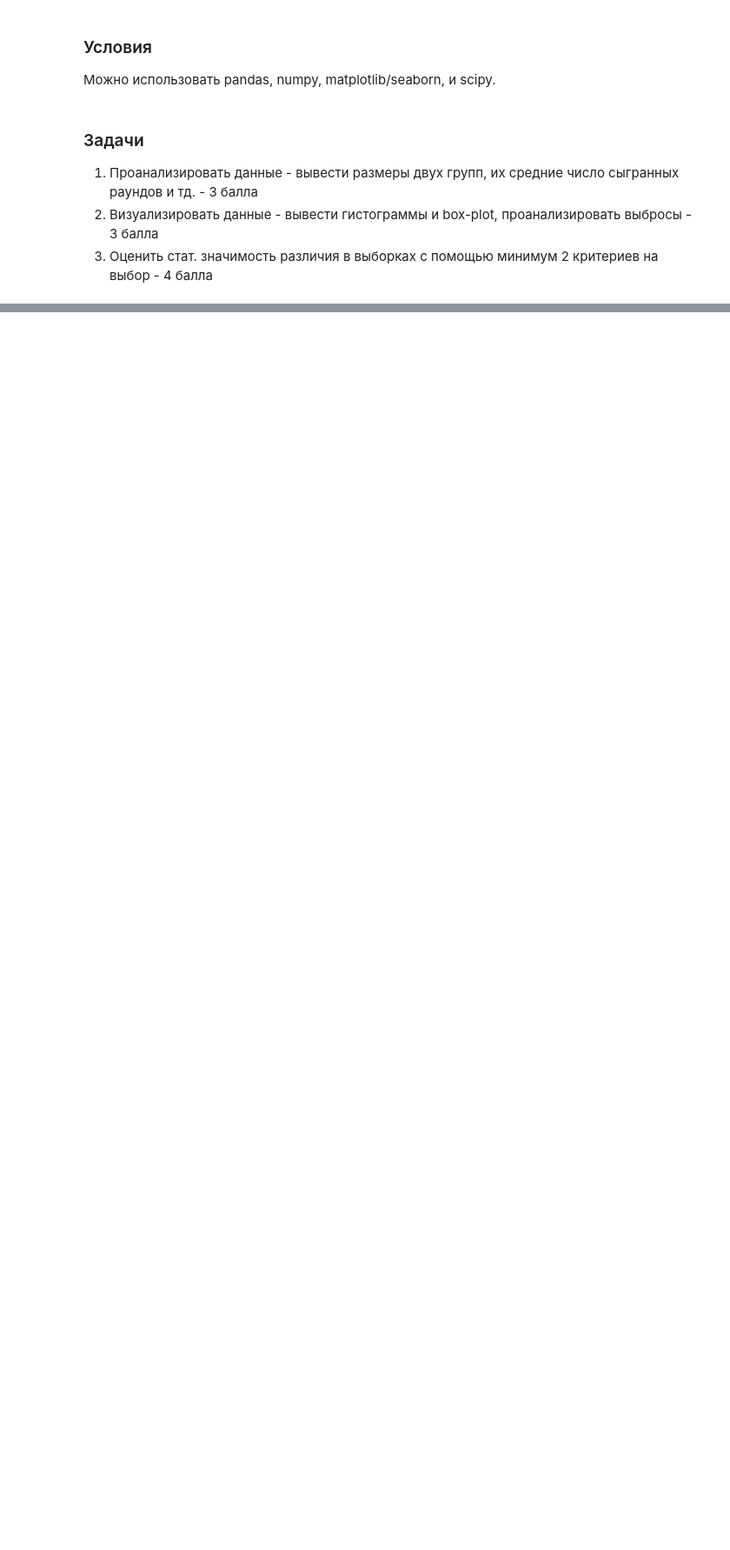
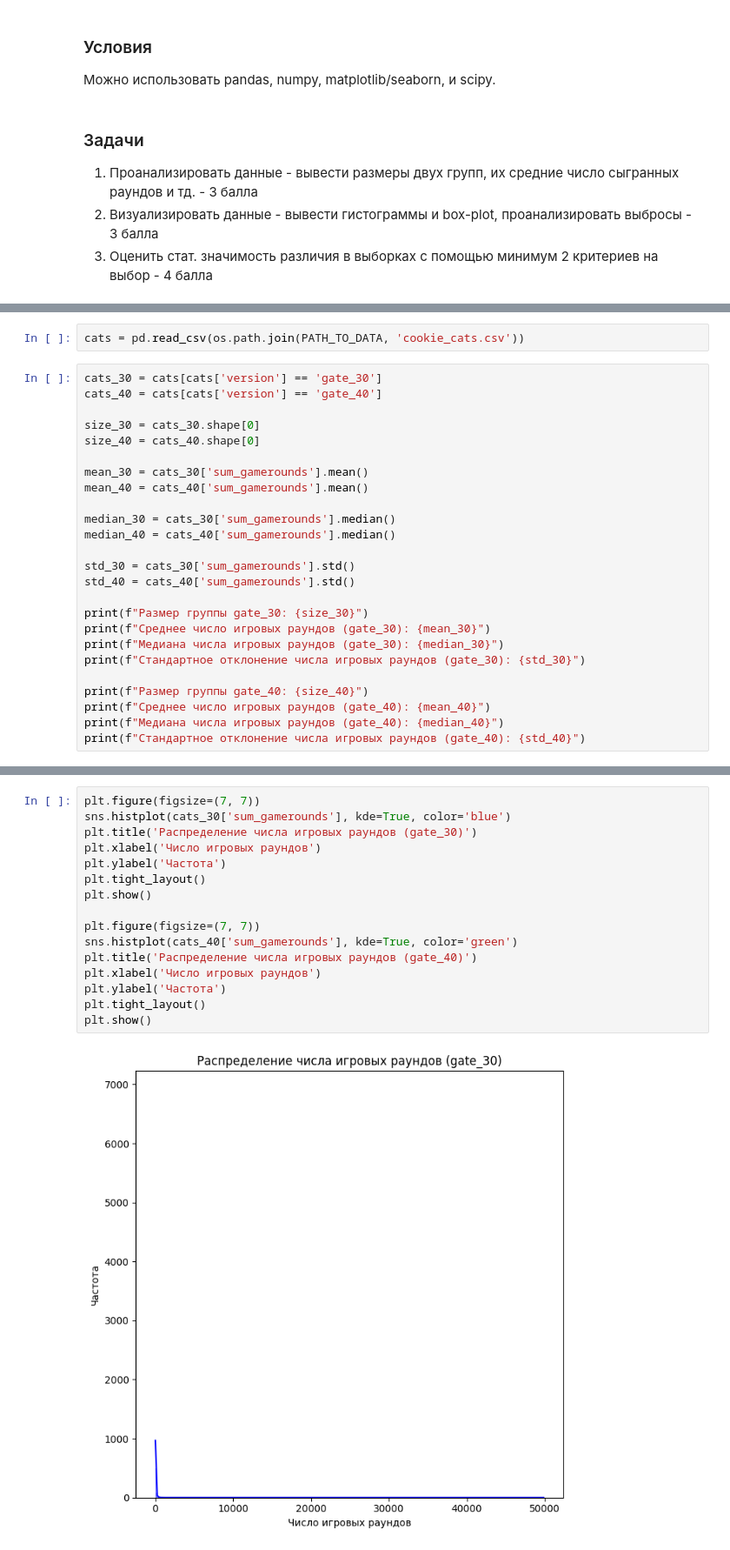
Before and after one commit to ex8ed/hwrks-DS, a Jupyter notebook: homework_01/homework_01_2.ipynb, the cells around one changed output, grey strips where cells are left out. Shown: that part at 87% size. Saved outputs shown, nothing was run; the diff lists cells and outputs as text; blank space fills up the shorter version.

```diff
--- a/homework_01/homework_01_2.ipynb
+++ b/homework_01/homework_01_2.ipynb
@@ -18,0 +27,27 @@ D Данной работе используется ыборка, собран
+# %%
+cats = pd.read_csv(os.path.join(PATH_TO_DATA, 'cookie_cats.csv'))
+# %%
+cats_30 = cats[cats['version'] == 'gate_30']
+cats_40 = cats[cats['version'] == 'gate_40']
+
+size_30 = cats_30.shape[0]
+size_40 = cats_40.shape[0]
+
+mean_30 = cats_30['sum_gamerounds'].mean()
+mean_40 = cats_40['sum_gamerounds'].mean()
+
+median_30 = cats_30['sum_gamerounds'].median()
+median_40 = cats_40['sum_gamerounds'].median()
+
+std_30 = cats_30['sum_gamerounds'].std()
+std_40 = cats_40['sum_gamerounds'].std()
+
+print(f"Размер группы gate_30: {size_30}")
+print(f"Среднее число игровых раундов (gate_30): {mean_30}")
+print(f"Медиана числа игровых раундов (gate_30): {median_30}")
+print(f"Стандартное отклонение числа игровых раундов (gate_30): {std_30}")
+
+print(f"Размер группы gate_40: {size_40}")
+print(f"Среднее число игровых раундов (gate_40): {mean_40}")
+print(f"Медиана числа игровых раундов (gate_40): {median_40}")
+print(f"Стандартное отклонение числа игровых раундов (gate_40): {std_40}")
@@ -18,0 +63,18 @@ D Данной работе используется ыборка, собран
+# %%
+plt.figure(figsize=(7, 7))
+sns.histplot(cats_30['sum_gamerounds'], kde=True, color='blue')
+plt.title('Распределение числа игровых раундов (gate_30)')
+plt.xlabel('Число игровых раундов')
+plt.ylabel('Частота')
+plt.tight_layout()
+plt.show()
+
+plt.figure(figsize=(7, 7))
+sns.histplot(cats_40['sum_gamerounds'], kde=True, color='green')
+plt.title('Распределение числа игровых раундов (gate_40)')
+plt.xlabel('Число игровых раундов')
+plt.ylabel('Частота')
+plt.tight_layout()
+plt.show()
+# %% [output]
+[figure, added]
```
Also changed, not shown: parts of 7 cells of this notebook.
